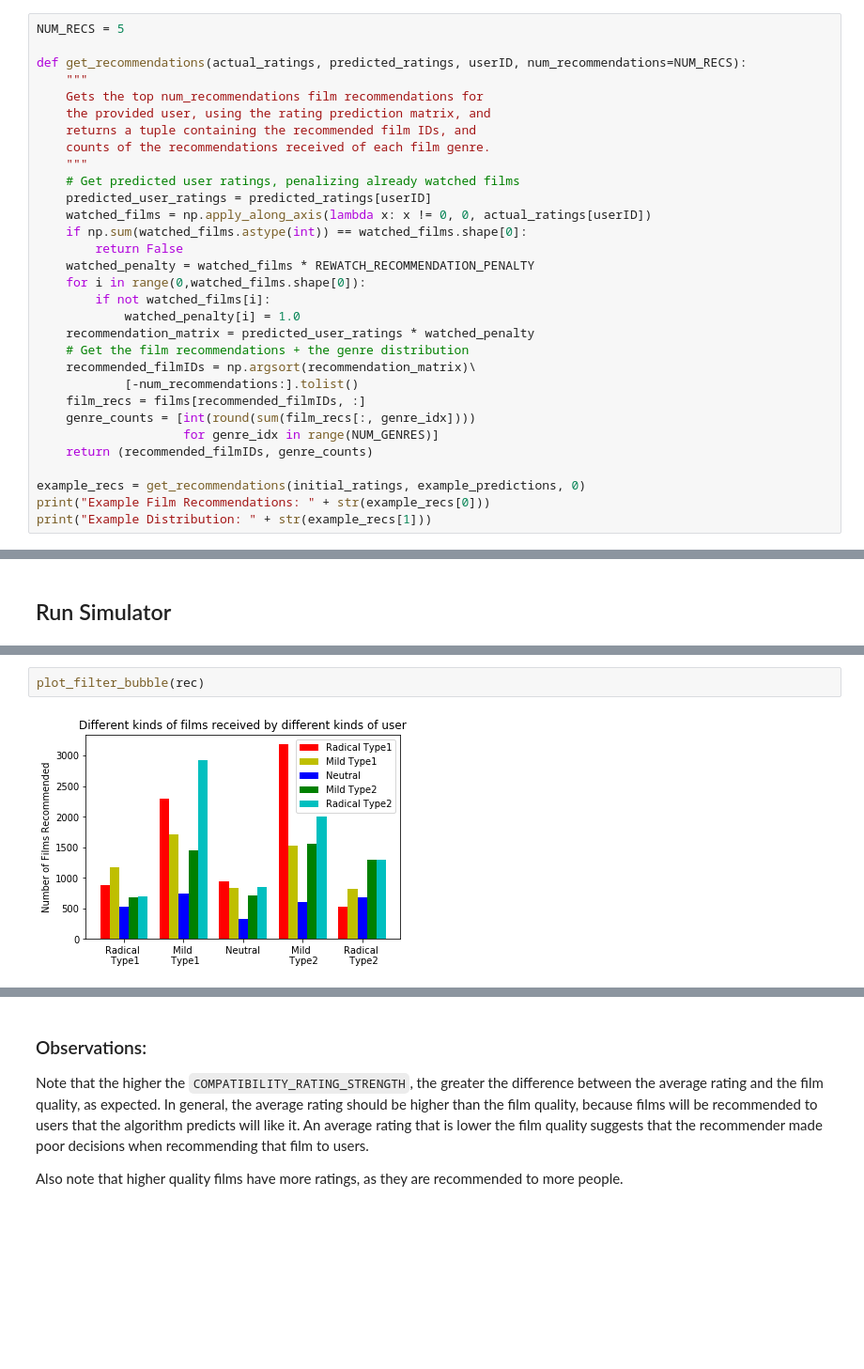
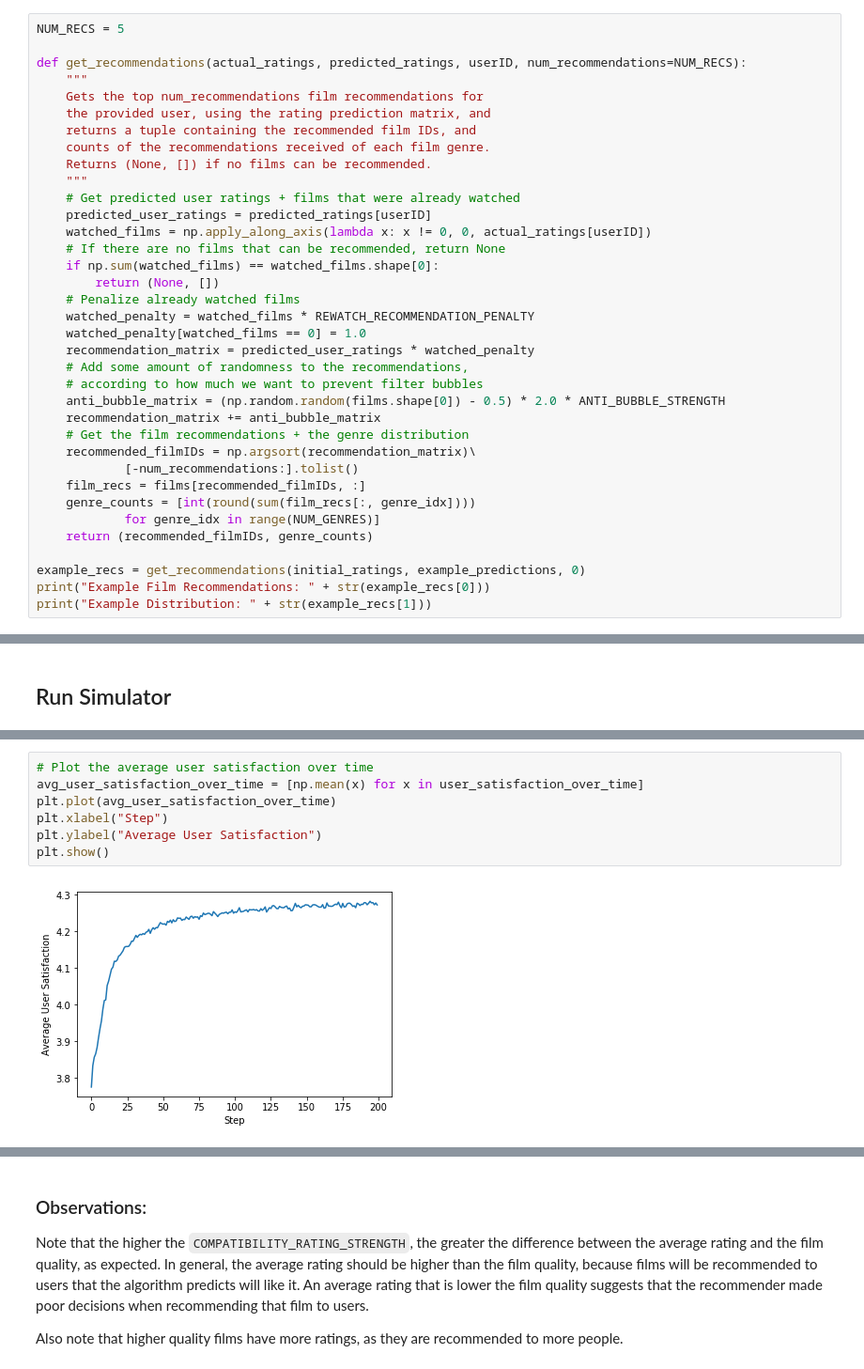
Before and after one commit to lgoodridge/VRA-Sim, a Jupyter notebook: Simulation.ipynb, the cells around one changed output, grey strips where cells are left out. Shown at 94% size. Saved outputs shown, nothing was run; the diff lists cells and outputs as text; blank space fills up the shorter version.

```diff
--- a/Simulation.ipynb
+++ b/Simulation.ipynb
@@ -355,23 +360,28 @@ def get_recommendations(actual_ratings, predicted_ratings, userID, num_recommend
     the provided user, using the rating prediction matrix, and
     returns a tuple containing the recommended film IDs, and
     counts of the recommendations received of each film genre.
+    Returns (None, []) if no films can be recommended.
     """
-    # Get predicted user ratings, penalizing already watched films
+    # Get predicted user ratings + films that were already watched
     predicted_user_ratings = predicted_ratings[userID]
     watched_films = np.apply_along_axis(lambda x: x != 0, 0, actual_ratings[userID])
-    if np.sum(watched_films.astype(int)) == watched_films.shape[0]:
-        return False
+    # If there are no films that can be recommended, return None
+    if np.sum(watched_films) == watched_films.shape[0]:
+        return (None, [])
+    # Penalize already watched films
     watched_penalty = watched_films * REWATCH_RECOMMENDATION_PENALTY
-    for i in range(0,watched_films.shape[0]):
-        if not watched_films[i]:
-            watched_penalty[i] = 1.0
+    watched_penalty[watched_films == 0] = 1.0
     recommendation_matrix = predicted_user_ratings * watched_penalty
+    # Add some amount of randomness to the recommendations,
+    # according to how much we want to prevent filter bubbles
+    anti_bubble_matrix = (np.random.random(films.shape[0]) - 0.5) * 2.0 * ANTI_BUBBLE_STRENGTH
+    recommendation_matrix += anti_bubble_matrix
     # Get the film recommendations + the genre distribution
     recommended_filmIDs = np.argsort(recommendation_matrix)\
             [-num_recommendations:].tolist()
     film_recs = films[recommended_filmIDs, :]
     genre_counts = [int(round(sum(film_recs[:, genre_idx])))
-                    for genre_idx in range(NUM_GENRES)]
+            for genre_idx in range(NUM_GENRES)]
     return (recommended_filmIDs, genre_counts)
 
 example_recs = get_recommendations(initial_ratings, example_predictions, 0)
@@ -610,7 +646,12 @@ def plot_filter_bubble(final_rec):
-# %%
-plot_filter_bubble(rec)
-# %% [output]
-[figure, removed]
+# %%
+# Plot the average user satisfaction over time
+avg_user_satisfaction_over_time = [np.mean(x) for x in user_satisfaction_over_time]
+plt.plot(avg_user_satisfaction_over_time)
+plt.xlabel("Step")
+plt.ylabel("Average User Satisfaction")
+plt.show()
+# %% [output]
+[figure, added]
 # %%
 # NUM_STEPS x (NUM_USERS * NUM_RECS) matrix of recommended filmIDs
 flattened_rec_filmIDs_over_time = np.array([x.flatten() for x in recommended_filmIDs_over_time])
```
Also changed, not shown: parts of 23 cells of this notebook.
